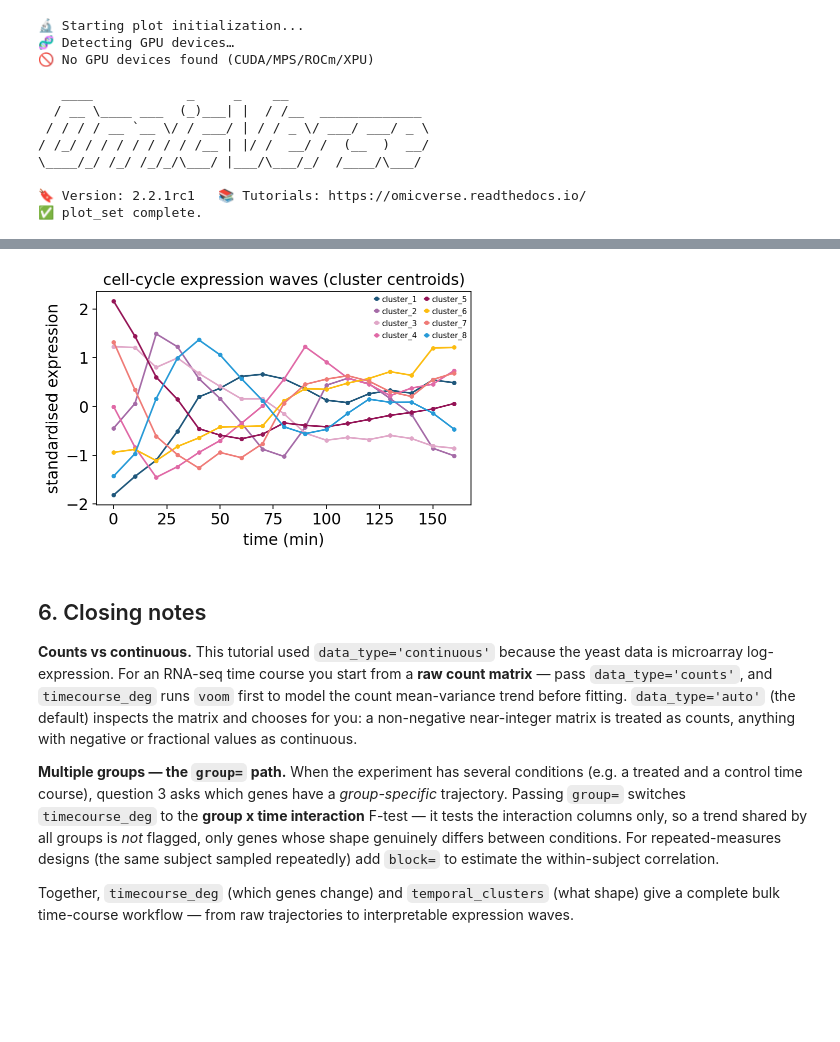
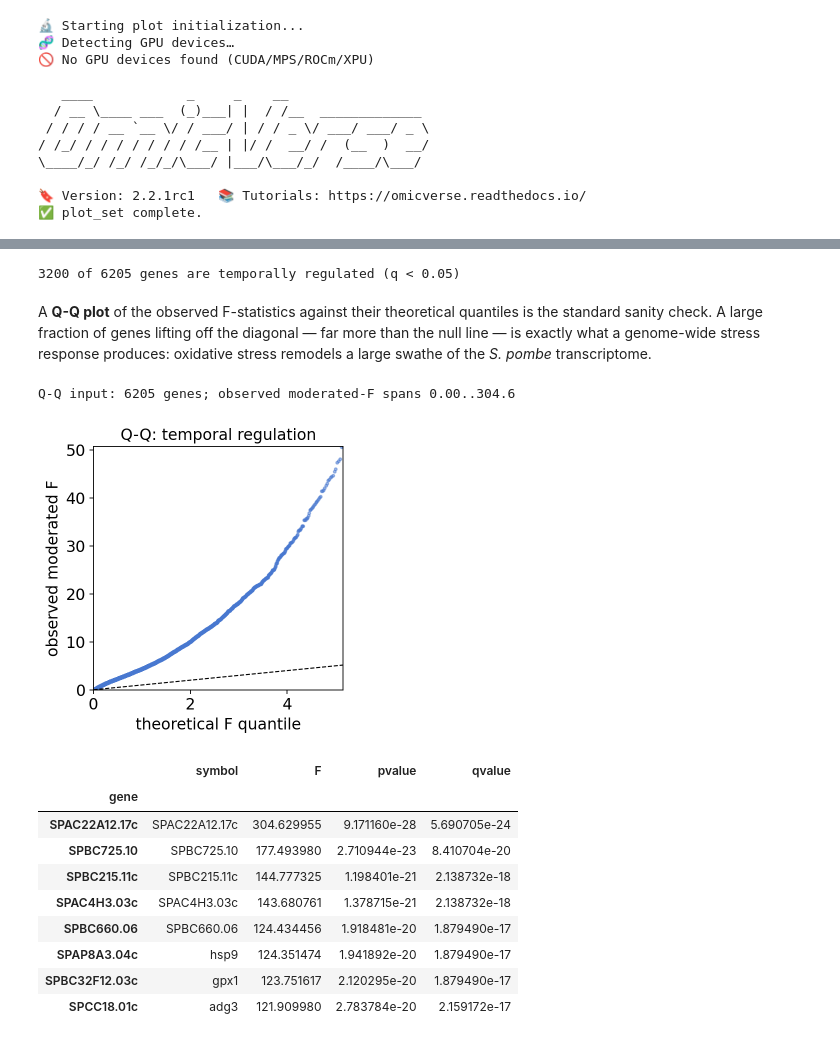
Before and after one commit to DBinary/omicverse-tutorials, a Jupyter notebook: docs/Tutorials-bulk/t_timecourse.ipynb, the cells around one changed output, grey strips where cells are left out. Cells and saved outputs as stored; diff of their text form; code cells hidden in the pictures; blank space fills up the shorter version.

```diff
--- a/docs/Tutorials-bulk/t_timecourse.ipynb
+++ b/docs/Tutorials-bulk/t_timecourse.ipynb
@@ -202,20 +221,48 @@ The **cluster centroids** are the eight wave templates — the average standardi
-# %%
-centers = clusters.attrs['centers']
-fig, ax = plt.subplots(figsize=(6, 3.5))
-for name, row in centers.iterrows():
-    ax.plot(minutes, row.values, marker='o', ms=3, label=name)
-ax.set_xlabel('time (min)')
-ax.set_ylabel('standardised expression')
-ax.set_title('cell-cycle expression waves (cluster centroids)')
-ax.legend(fontsize=7, ncol=2)
-plt.show()
-# %% [output]
-[figure, removed]
-# %% [markdown]
-## 6. Closing notes
-
-**Counts vs continuous.** This tutorial used `data_type='continuous'` because the yeast data is microarray log-expression. For an RNA-seq time course you start from a **raw count matrix** — pass `data_type='counts'`, and `timecourse_deg` runs `voom` first to model the count mean-variance trend before fitting. `data_type='auto'` (the default) inspects the matrix and chooses for you: a non-negative near-integer matrix is treated as counts, anything with negative or fractional values as continuous.
-
-**Multiple groups — the `group=` path.** When the experiment has several conditions (e.g. a treated and a control time course), question 3 asks which genes have a *group-specific* trajectory. Passing `group=` switches `timecourse_deg` to the **group x time interaction** F-test — it tests the interaction columns only, so a trend shared by all groups is *not* flagged, only genes whose shape genuinely differs between conditions. For repeated-measures designs (the same subject sampled repeatedly) add `block=` to estimate the within-subject correlation.
-
-Together, `timecourse_deg` (which genes change) and `temporal_clusters` (what shape) give a complete bulk time-course workflow — from raw trajectories to interpretable expression waves.
+# %%
+temporal = list(res.index[res['sig'] == 'temporal'])
+print(len(temporal), 'of', res.shape[0],
+      'genes are temporally regulated (q < 0.05)')
+# %% [output]
+3200 of 6205 genes are temporally regulated (q < 0.05)
+# %% [markdown]
+A **Q-Q plot** of the observed F-statistics against their theoretical
+quantiles is the standard sanity check. A large fraction of genes lifting
+off the diagonal — far more than the null line — is exactly what a
+genome-wide stress response produces: oxidative stress remodels a large
+swathe of the *S. pombe* transcriptome.
+# %%
+import scipy.stats as st
+obs = res['F'].sort_values().values
+quant = (ov.np.arange(1, len(obs) + 1) - 0.5) / len(obs)
+theo = st.f.ppf(quant, 3, 32)
+
+print(f'Q-Q input: {len(obs)} genes; observed moderated-F spans {obs[0]:.2f}..{obs[-1]:.1f}')
+# %% [output]
+Q-Q input: 6205 genes; observed moderated-F spans 0.00..304.6
+# %%
+fig, ax = plt.subplots(figsize=(4, 4))
+ax.scatter(theo, obs, s=6, c='#4878d0', alpha=0.5)
+lim = ov.np.nanpercentile(theo, 99.5)
+ax.plot([0, lim], [0, lim], 'k--', lw=1)
+ax.set(xlim=(0, lim), ylim=(0, ov.np.nanpercentile(obs, 99.5)),
+       xlabel='theoretical F quantile', ylabel='observed moderated F',
+       title='Q-Q: temporal regulation')
+plt.show()
+# %% [output]
+[figure, added]
+# %%
+sym = adata.var['symbol']
+top_t = res.loc[temporal].sort_values('F', ascending=False).head(8)
+top_t.assign(symbol=sym.reindex(top_t.index))[
+    ['symbol', 'F', 'pvalue', 'qvalue']]
+# %% [output]
+|  | symbol | F | pvalue | qvalue |
+| gene |  |  |  |  |
+| SPAC22A12.17c | SPAC22A12.17c | 304.629955 | 9.171160e-28 | 5.690705e-24 |
+| SPBC725.10 | SPBC725.10 | 177.493980 | 2.710944e-23 | 8.410704e-20 |
+| SPBC215.11c | SPBC215.11c | 144.777325 | 1.198401e-21 | 2.138732e-18 |
+| SPAC4H3.03c | SPAC4H3.03c | 143.680761 | 1.378715e-21 | 2.138732e-18 |
+| SPBC660.06 | SPBC660.06 | 124.434456 | 1.918481e-20 | 1.879490e-17 |
+| SPAP8A3.04c | hsp9 | 124.351474 | 1.941892e-20 | 1.879490e-17 |
+| SPBC32F12.03c | gpx1 | 123.751617 | 2.120295e-20 | 1.879490e-17 |
+| SPCC18.01c | adg3 | 121.909980 | 2.783784e-20 | 2.159172e-17 |
```
Also changed, not shown: parts of 71 cells of this notebook.
